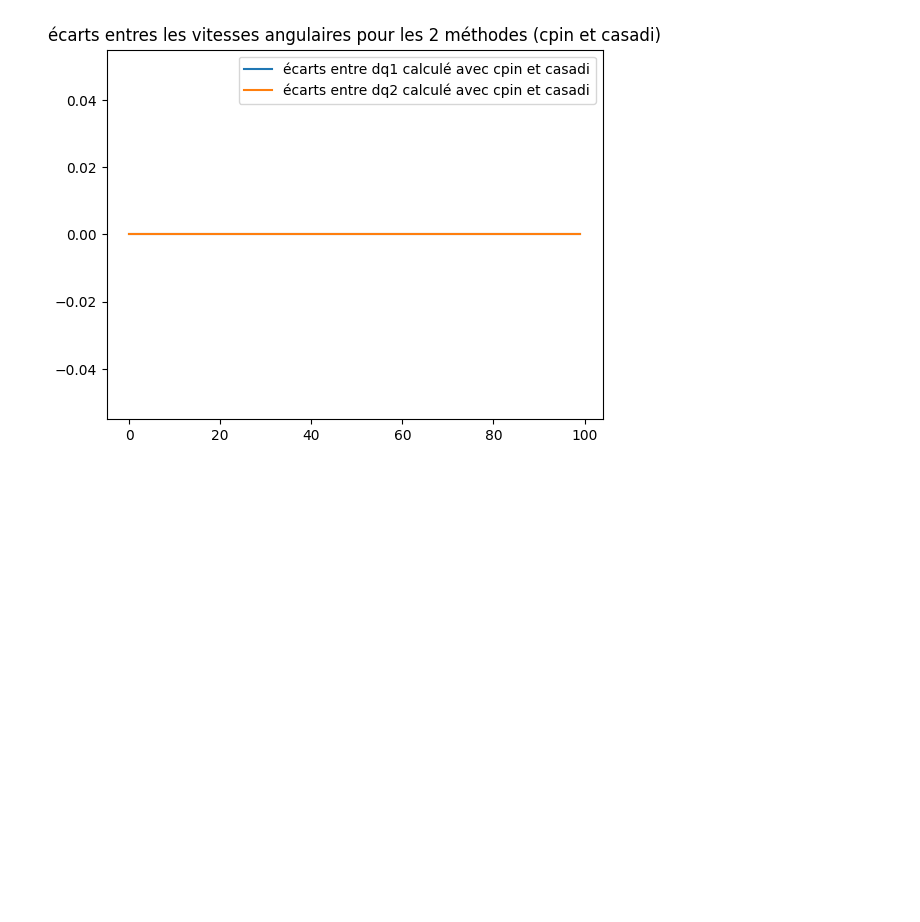
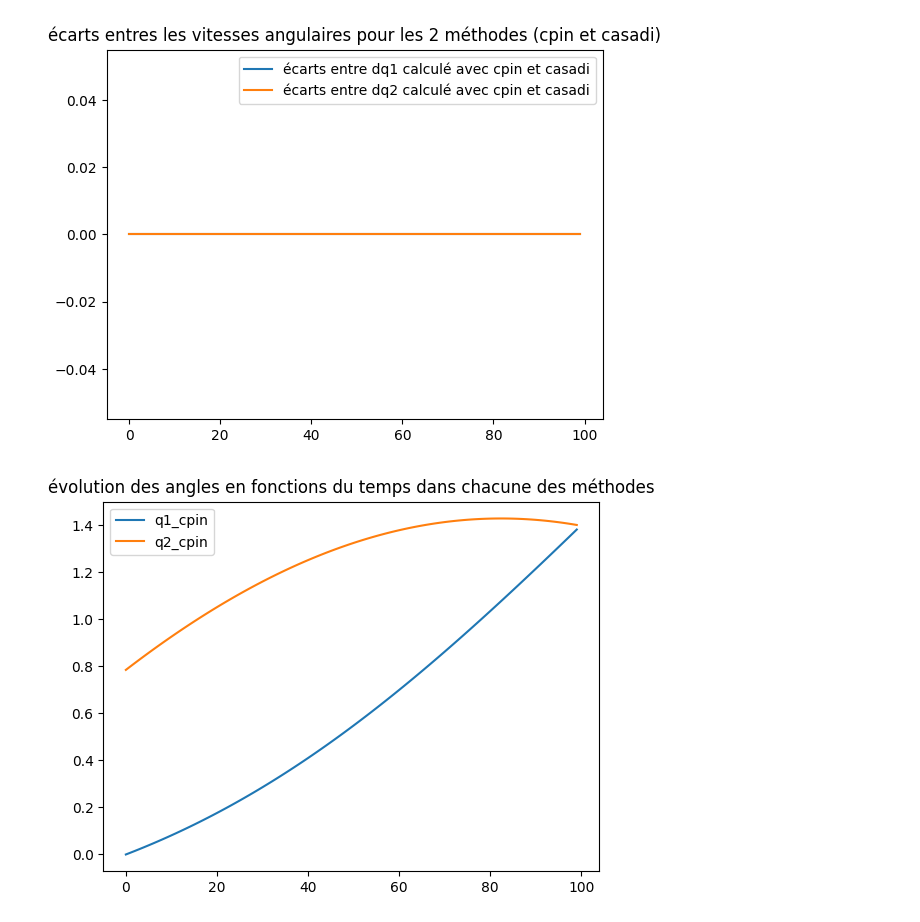
Before and after one commit to MaxMosh/OC-IRL, a Jupyter notebook: Starting/3 - URDF et pinocchio/DOC_resolve.ipynb, the cells around one changed output. Saved outputs shown, nothing was run; the diff lists cells and outputs as text; code cells hidden in the pictures; blank space fills up the shorter version.

```diff
--- a/Starting/3 - URDF et pinocchio/DOC_resolve.ipynb
+++ b/Starting/3 - URDF et pinocchio/DOC_resolve.ipynb
@@ -389,3 +389,13 @@ plt.title("écarts entres les vitesses angulaires pour les 2 méthodes (cpin et
 plt.show()
 # %% [output]
 [figure]
+# %%
+# plt.plot(results_angle_casadi[0], label = "q1_casadi")
+plt.plot(results_angle_cpin[0], label = "q1_cpin")
+# plt.plot(results_angle_casadi[1], label = "q2_casadi")
+plt.plot(results_angle_cpin[1], label = "q2_cpin")
+plt.title("évolution des angles en fonctions du temps dans chacune des méthodes")
+plt.legend()
+plt.show()
+# %% [output]
+[figure, added]
```
Also changed, not shown: parts of 9 cells of this notebook.
